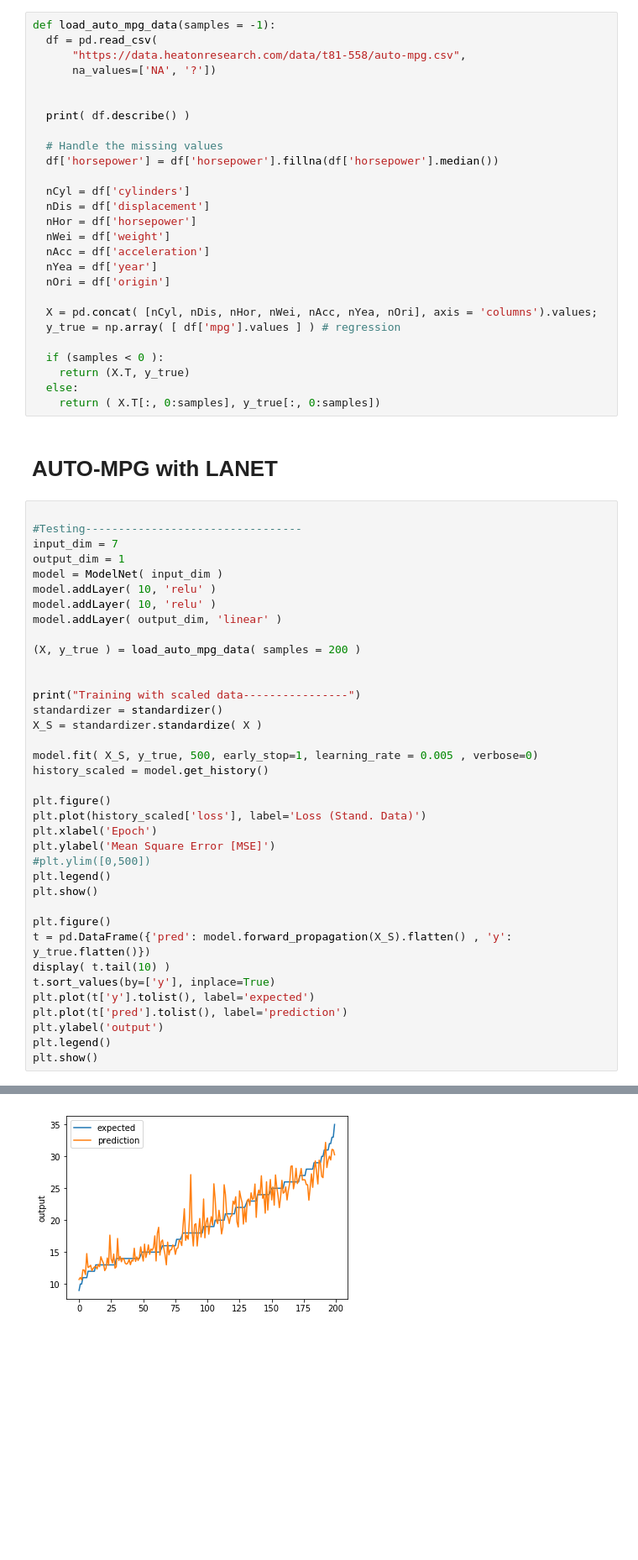
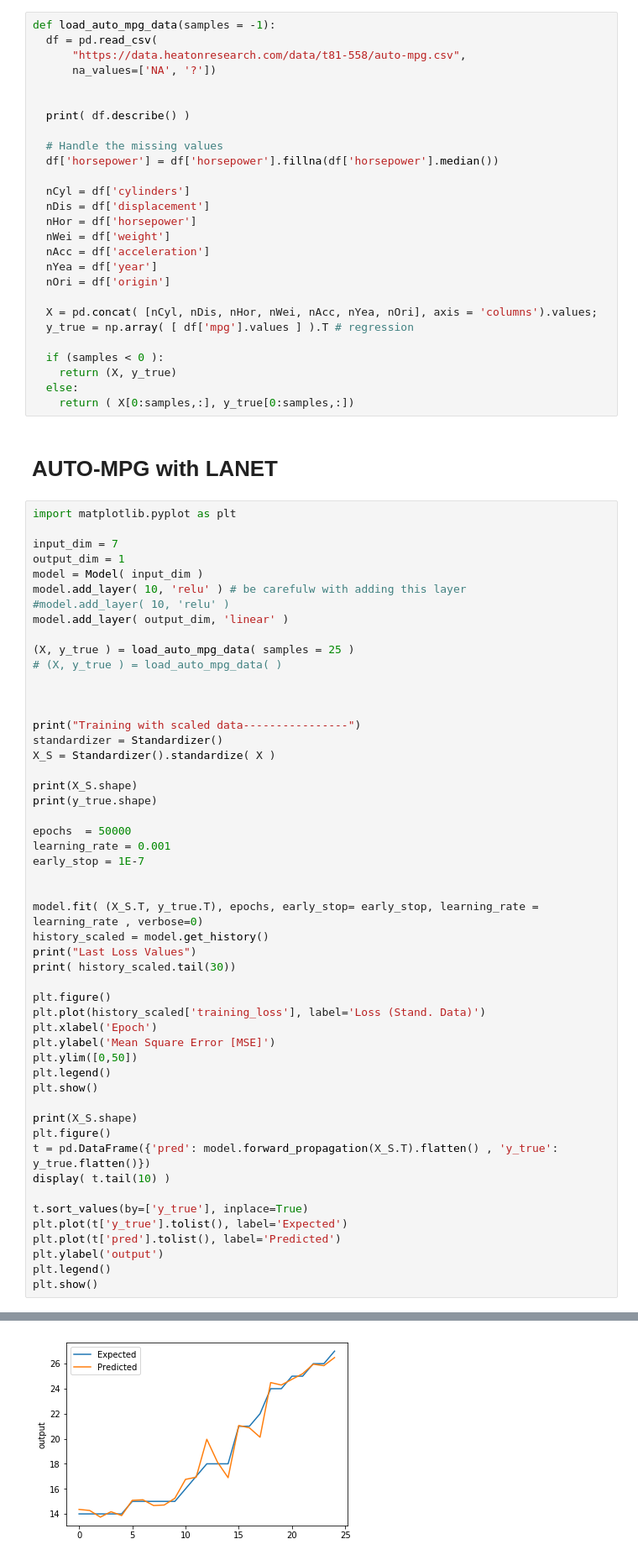
Before and after one commit to Prof-Greipl/wif-640-machine-learning-sem, a Jupyter notebook: colab_notebooks/IML_310_AUTO MPG with LANET.ipynb, the cells around one changed output, grey strips where cells are left out. Shown at 84% size. Drawn from its saved outputs; the diff is of its cells as text; blank space fills up the shorter version.

```diff
--- a/colab_notebooks/IML_310_AUTO MPG with LANET.ipynb
+++ b/colab_notebooks/IML_310_AUTO MPG with LANET.ipynb
@@ -277,48 +260,62 @@ def load_auto_mpg_data(samples = -1):
   nOri = df['origin']
 
   X = pd.concat( [nCyl, nDis, nHor, nWei, nAcc, nYea, nOri], axis = 'columns').values;
-  y_true = np.array( [ df['mpg'].values ] ) # regression
+  y_true = np.array( [ df['mpg'].values ] ).T # regression
 
   if (samples < 0 ):
-    return (X.T, y_true)
+    return (X, y_true)
   else:
-    return ( X.T[:, 0:samples], y_true[:, 0:samples])
+    return ( X[0:samples,:], y_true[0:samples,:])
 # %% [markdown]
 # AUTO-MPG with LANET
 # %%
+import matplotlib.pyplot as plt
 
-#Testing---------------------------------
 input_dim = 7
 output_dim = 1
-model = ModelNet( input_dim )
-model.addLayer( 10, 'relu' )
-model.addLayer( 10, 'relu' )
-model.addLayer( output_dim, 'linear' )
+model = Model( input_dim )
+model.add_layer( 10, 'relu' ) # be carefulw with adding this layer
+#model.add_layer( 10, 'relu' )
+model.add_layer( output_dim, 'linear' )
 
-(X, y_true ) = load_auto_mpg_data( samples = 200 )
+(X, y_true ) = load_auto_mpg_data( samples = 25 )
+# (X, y_true ) = load_auto_mpg_data( )
+
 
 
 print("Training with scaled data----------------")
-standardizer = standardizer()
-X_S = standardizer.standardize( X )
+standardizer = Standardizer()
+X_S = Standardizer().standardize( X )
 
-model.fit( X_S, y_true, 500, early_stop=1, learning_rate = 0.005 , verbose=0)
+print(X_S.shape)
+print(y_true.shape)
+
+epochs  = 50000
+learning_rate = 0.001
+early_stop = 1E-7
+
+
+model.fit( (X_S.T, y_true.T), epochs, early_stop= early_stop, learning_rate = learning_rate , verbose=0)
 history_scaled = model.get_history()
+print("Last Loss Values")
+print( history_scaled.tail(30))
 
 plt.figure()
-plt.plot(history_scaled['loss'], label='Loss (Stand. Data)')
+plt.plot(history_scaled['training_loss'], label='Loss (Stand. Data)')
 plt.xlabel('Epoch')
 plt.ylabel('Mean Square Error [MSE]')
-#plt.ylim([0,500])
+plt.ylim([0,50])
 plt.legend()
 plt.show()
 
+print(X_S.shape)
 plt.figure()
-t = pd.DataFrame({'pred': model.forward_propagation(X_S).flatten() , 'y': y_true.flatten()})
+t = pd.DataFrame({'pred': model.forward_propagation(X_S.T).flatten() , 'y_true': y_true.flatten()})
 display( t.tail(10) )
-t.sort_values(by=['y'], inplace=True)
-plt.plot(t['y'].tolist(), label='expected')
-plt.plot(t['pred'].tolist(), label='prediction')
+
+t.sort_values(by=['y_true'], inplace=True)
+plt.plot(t['y_true'].tolist(), label='Expected')
+plt.plot(t['pred'].tolist(), label='Predicted')
 plt.ylabel('output')
 plt.legend()
 plt.show()
@@ -352,2 +353,2 @@ Epoch 500: Finished
-[figure, old version]
+[figure, new version]
 # %% [markdown]
```
Also changed, not shown: parts of 4 cells of this notebook, 22 other files.
